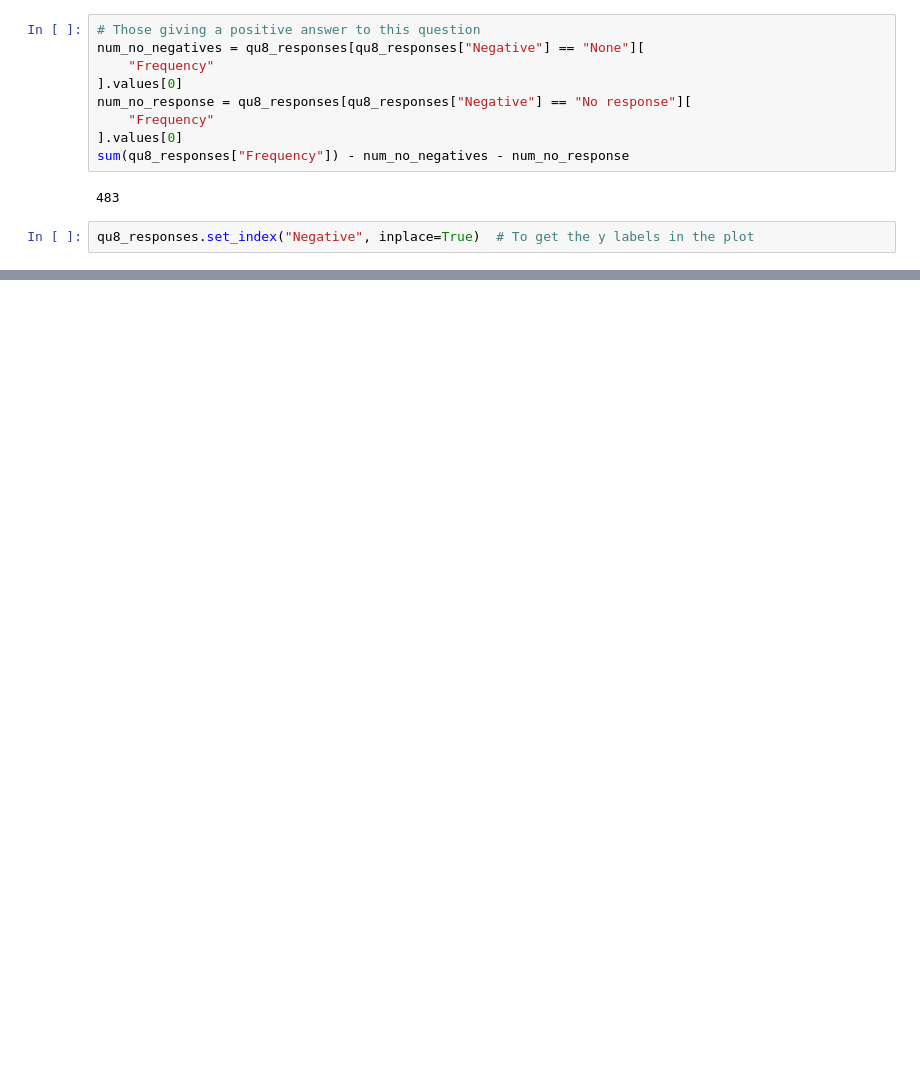
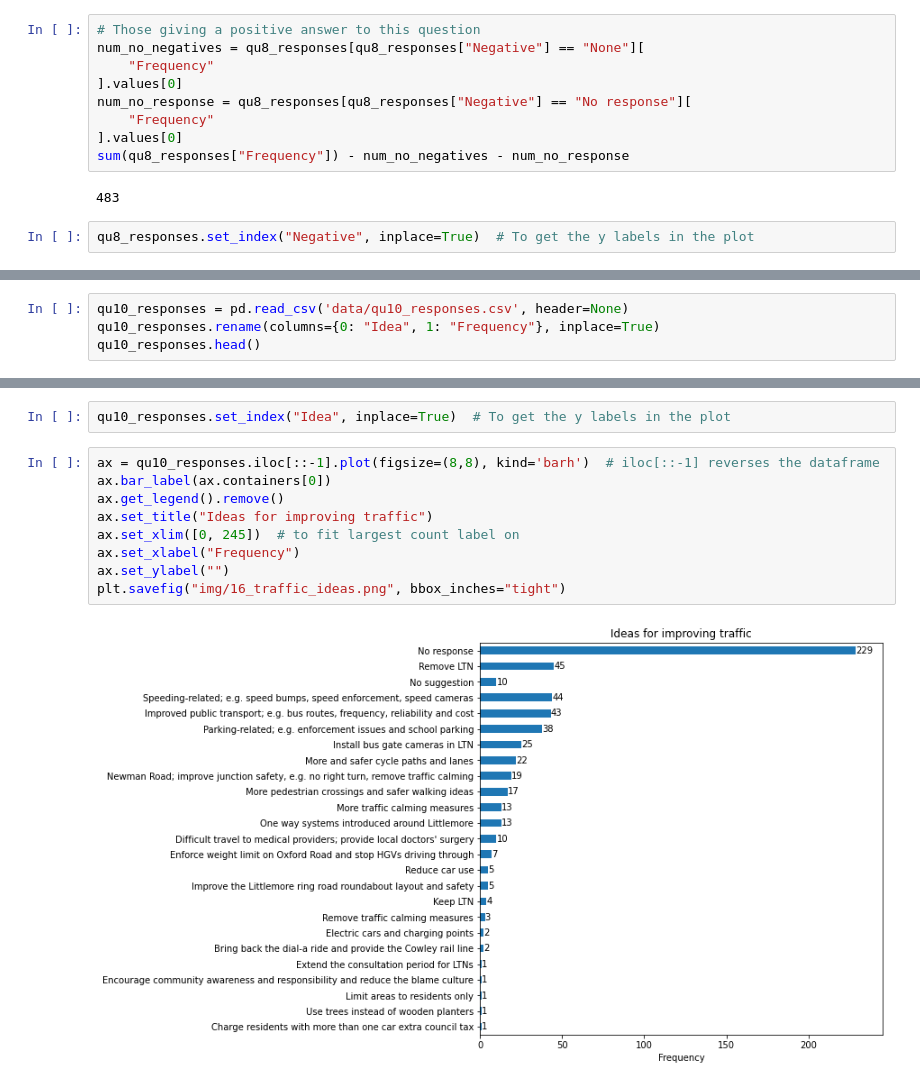
Before and after one commit to annarailton/littlemore_ltn_analysis, a Jupyter notebook: lpc_ltn_analysis.ipynb, the cells around one changed output, grey strips where cells are left out. Drawn from its saved outputs; the diff is of its cells as text; blank space fills up the shorter version.

```diff
--- a/lpc_ltn_analysis.ipynb
+++ b/lpc_ltn_analysis.ipynb
@@ -1534,0 +1526,4 @@ plt.savefig("img/14_ltn_negatives.png", bbox_inches="tight")
+# %%
+qu10_responses = pd.read_csv('data/qu10_responses.csv', header=None)
+qu10_responses.rename(columns={0: "Idea", 1: "Frequency"}, inplace=True)
+qu10_responses.head()
@@ -1534,0 +1537,13 @@ plt.savefig("img/14_ltn_negatives.png", bbox_inches="tight")
+# %%
+qu10_responses.set_index("Idea", inplace=True)  # To get the y labels in the plot
+# %%
+ax = qu10_responses.iloc[::-1].plot(figsize=(8,8), kind='barh')  # iloc[::-1] reverses the dataframe
+ax.bar_label(ax.containers[0])
+ax.get_legend().remove()
+ax.set_title("Ideas for improving traffic")
+ax.set_xlim([0, 245])  # to fit largest count label on
+ax.set_xlabel("Frequency")
+ax.set_ylabel("")
+plt.savefig("img/16_traffic_ideas.png", bbox_inches="tight")
+# %% [output]
+[figure, added]
```
Also changed, not shown: parts of 5 cells of this notebook.
